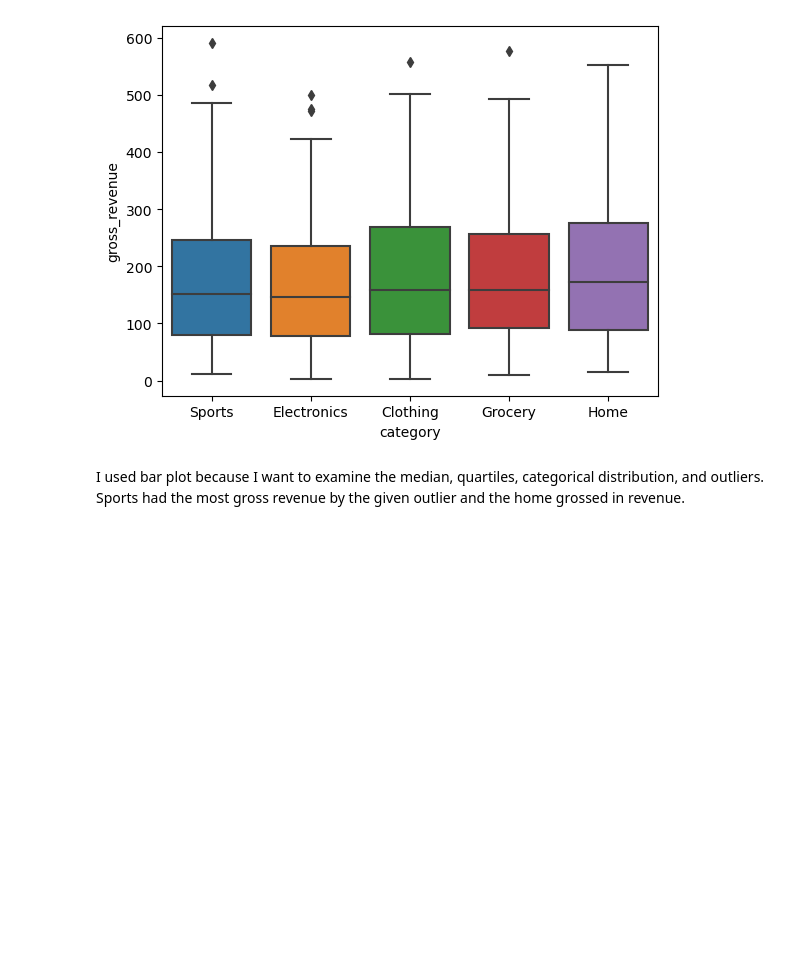
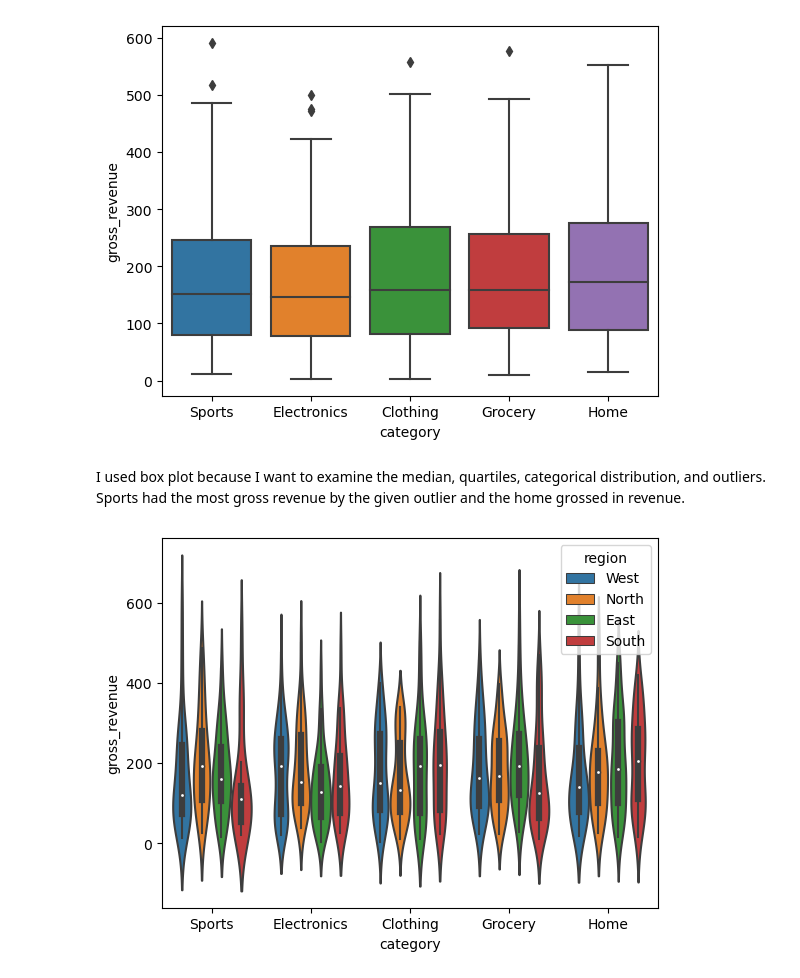
Before and after one commit to uofl-sbabb/DataVisualizationCSE-551, a Jupyter notebook: Project2/Assignment2-Part1.ipynb, the cells around one changed output. Cells and saved outputs as stored; diff of their text form; code cells hidden in the pictures; blank space fills up the shorter version.

Commit message:
Interpretation Graph.
Signed-off-by: uofl-sbabb <sbabb131@gmail.com>

```diff
--- a/Project2/Assignment2-Part1.ipynb
+++ b/Project2/Assignment2-Part1.ipynb
@@ -406,4 +406,11 @@ plt.show()
 # %% [output]
 [figure]
 # %% [markdown]
-I used bar plot because I want to examine the median, quartiles, categorical distribution, and outliers. Sports had the most gross revenue by the given outlier and the home grossed in revenue.
+I used box plot because I want to examine the median, quartiles, categorical distribution, and outliers. Sports had the most gross revenue by the given outlier and the home grossed in revenue.
+# %%
+# Visualize the Density/shape of the Gross revenue among each category with distribution based on region. Wheather distribution is bimodal? skewed? Median? Spread?:
+sns.violinplot(data=messy_customer_orders_df, x='category', y='gross_revenue', hue='region')
+plt.savefig("violin_plot.png")
+plt.show()
+# %% [output]
+[figure, added]
```
Also changed, not shown: parts of 1 cell of this notebook.
